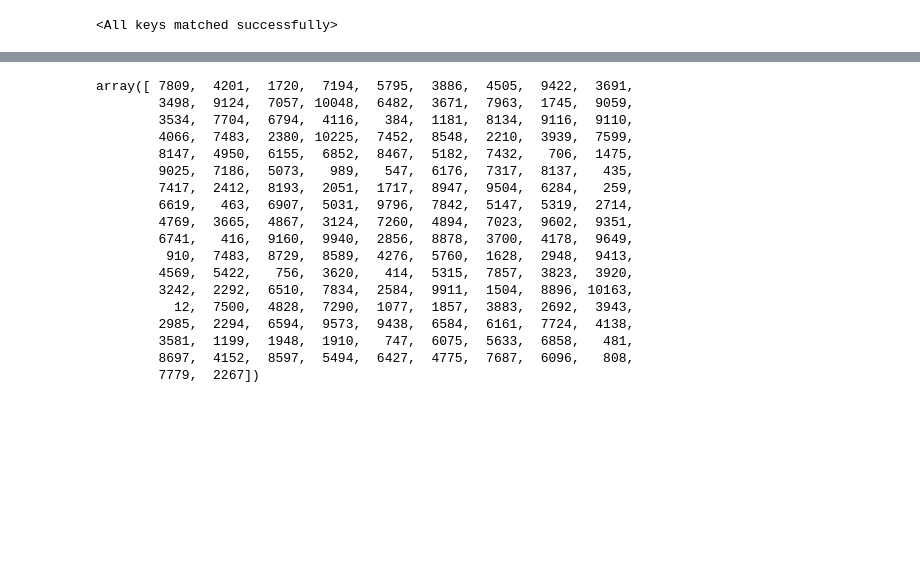
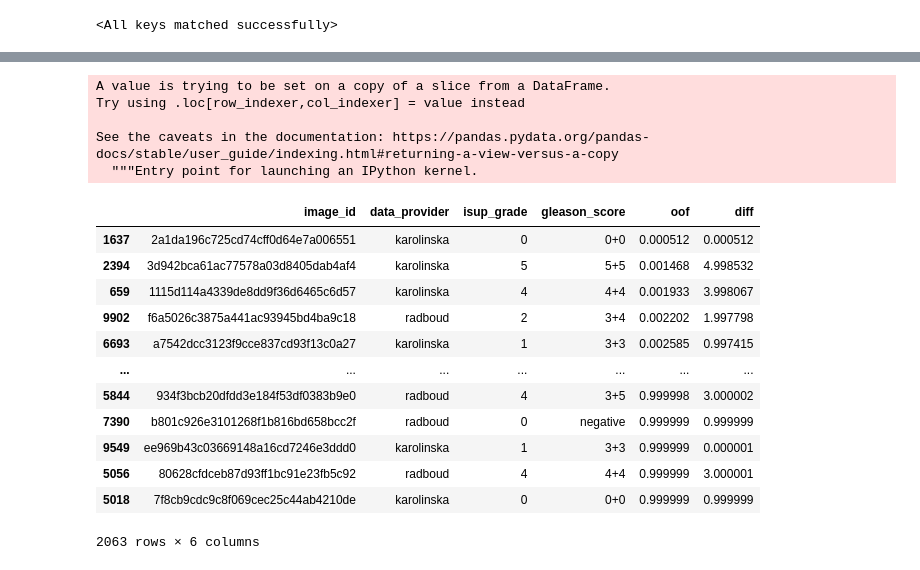
Before and after one commit to Naoki1101/kaggle-panda, a Jupyter notebook: notebooks/Grad-CAM.ipynb, the cells around one changed output, grey strips where cells are left out. Drawn from its saved outputs; the diff is of its cells as text; code cells hidden in the pictures; blank space fills up the shorter version.

```diff
--- a/notebooks/Grad-CAM.ipynb
+++ b/notebooks/Grad-CAM.ipynb
@@ -126,2 +145,22 @@ show_gradcam(model, img_id)
 # %%
 val_x['diff'] = np.abs(val_x['isup_grade'] - val_x['oof'])
+val_x.sort_values(by='oof')
+# %% [output]
+A value is trying to be set on a copy of a slice from a DataFrame.
+Try using .loc[row_indexer,col_indexer] = value instead
+
+See the caveats in the documentation: https://pandas.pydata.org/pandas-docs/stable/user_guide/indexing.html#returning-a-view-versus-a-copy
+  """Entry point for launching an IPython kernel.
+|  | image_id | data_provider | isup_grade | gleason_score | oof | diff |
+| 1637 | 2a1da196c725cd74cff0d64e7a006551 | karolinska | 0 | 0+0 | 0.000512 | 0.000512 |
+| 2394 | 3d942bca61ac77578a03d8405dab4af4 | karolinska | 5 | 5+5 | 0.001468 | 4.998532 |
+| 659 | 1115d114a4339de8dd9f36d6465c6d57 | karolinska | 4 | 4+4 | 0.001933 | 3.998067 |
+| 9902 | f6a5026c3875a441ac93945bd4ba9c18 | radboud | 2 | 3+4 | 0.002202 | 1.997798 |
+| 6693 | a7542dcc3123f9cce837cd93f13c0a27 | karolinska | 1 | 3+3 | 0.002585 | 0.997415 |
+| ... | ... | ... | ... | ... | ... | ... |
+| 5844 | 934f3bcb20dfdd3e184f53df0383b9e0 | radboud | 4 | 3+5 | 0.999998 | 3.000002 |
+| 7390 | b801c926e3101268f1b816bd658bcc2f | radboud | 0 | negative | 0.999999 | 0.999999 |
+| 9549 | ee969b43c03669148a16cd7246e3ddd0 | karolinska | 1 | 3+3 | 0.999999 | 0.000001 |
+| 5056 | 80628cfdceb87d93ff1bc91e23fb5c92 | radboud | 4 | 4+4 | 0.999999 | 3.000001 |
+| 5018 | 7f8cb9cdc9c8f069cec25c44ab4210de | karolinska | 0 | 0+0 | 0.999999 | 0.999999 |
+2063 rows × 6 columns
@@ -135,21 +166,0 @@ idx = np.where(np.max(a_, axis=1) >= 0.96)[0]
-# %%
-np.argmax(a_, axis=1)[idx]
-# %% [output]
-array([ 7809,  4201,  1720,  7194,  5795,  3886,  4505,  9422,  3691,
-        3498,  9124,  7057, 10048,  6482,  3671,  7963,  1745,  9059,
-        3534,  7704,  6794,  4116,   384,  1181,  8134,  9116,  9110,
-        4066,  7483,  2380, 10225,  7452,  8548,  2210,  3939,  7599,
-        8147,  4950,  6155,  6852,  8467,  5182,  7432,   706,  1475,
-        9025,  7186,  5073,   989,   547,  6176,  7317,  8137,   435,
-        7417,  2412,  8193,  2051,  1717,  8947,  9504,  6284,   259,
-        6619,   463,  6907,  5031,  9796,  7842,  5147,  5319,  2714,
-        4769,  3665,  4867,  3124,  7260,  4894,  7023,  9602,  9351,
-        6741,   416,  9160,  9940,  2856,  8878,  3700,  4178,  9649,
-         910,  7483,  8729,  8589,  4276,  5760,  1628,  2948,  9413,
-        4569,  5422,   756,  3620,   414,  5315,  7857,  3823,  3920,
-        3242,  2292,  6510,  7834,  2584,  9911,  1504,  8896, 10163,
-          12,  7500,  4828,  7290,  1077,  1857,  3883,  2692,  3943,
-        2985,  2294,  6594,  9573,  9438,  6584,  6161,  7724,  4138,
-        3581,  1199,  1948,  1910,   747,  6075,  5633,  6858,   481,
-        8697,  4152,  8597,  5494,  6427,  4775,  7687,  6096,   808,
-        7779,  2267])
```
Also changed, not shown: parts of 9 cells of this notebook, 2 other files.
